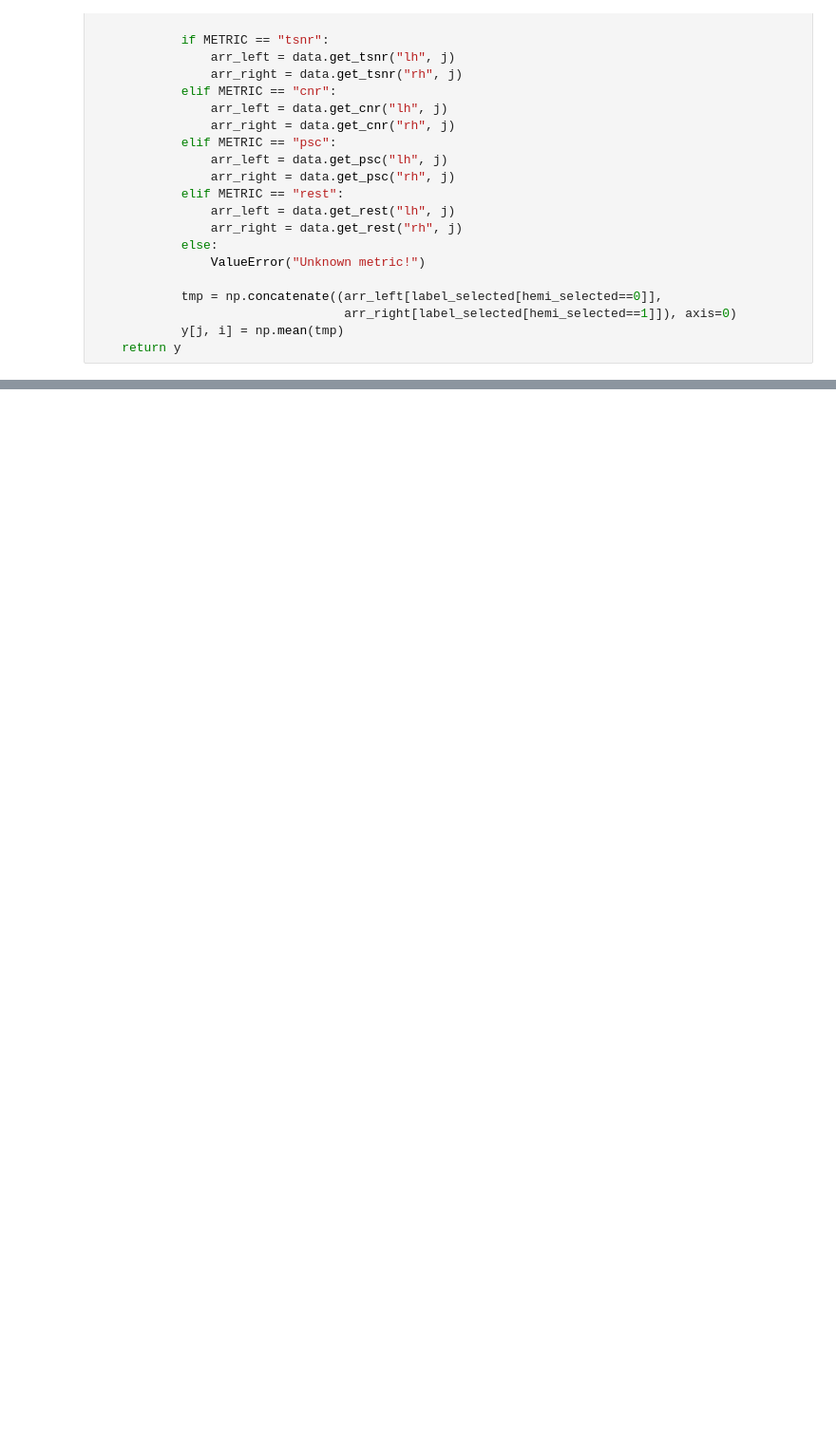
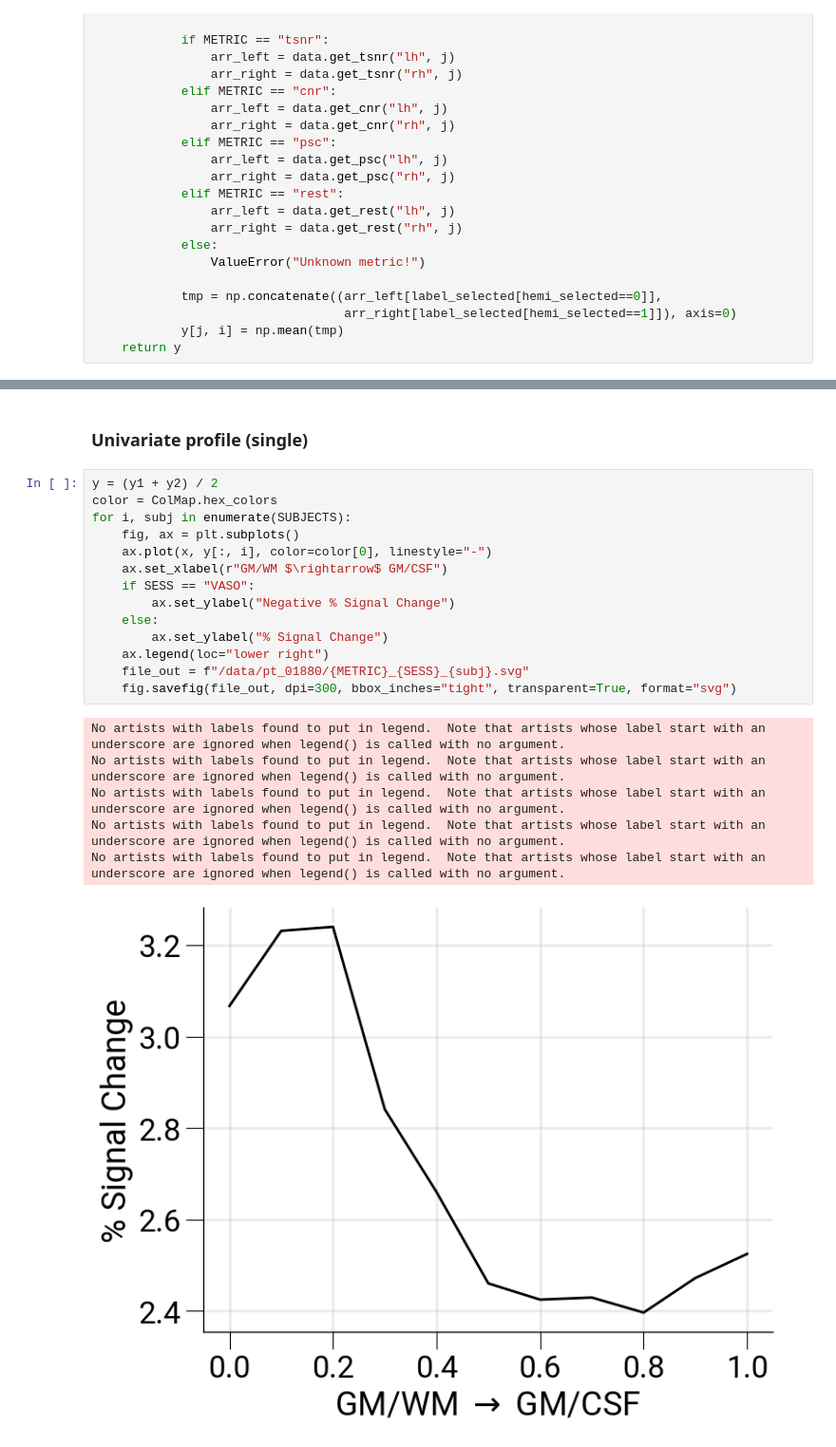
Before and after one commit to haenelt/odc, a Jupyter notebook: notebooks/univariate_profile.ipynb, the cells around one changed output, grey strips where cells are left out. Shown at 95% size. Saved outputs shown, nothing was run; the diff lists cells and outputs as text; blank space fills up the shorter version.

```diff
--- a/notebooks/univariate_profile.ipynb
+++ b/notebooks/univariate_profile.ipynb
@@ -125,0 +126,23 @@ fig.savefig(file_out, dpi=300, bbox_inches="tight", transparent=True, format="sv
+# %% [markdown]
+### Univariate profile (single)
+# %%
+y = (y1 + y2) / 2
+color = ColMap.hex_colors
+for i, subj in enumerate(SUBJECTS):
+    fig, ax = plt.subplots()
+    ax.plot(x, y[:, i], color=color[0], linestyle="-")
+    ax.set_xlabel(r"GM/WM $\rightarrow$ GM/CSF")
+    if SESS == "VASO":
+        ax.set_ylabel("Negative % Signal Change")
+    else:
+        ax.set_ylabel("% Signal Change")
+    ax.legend(loc="lower right")
+    file_out = f"/data/pt_01880/{METRIC}_{SESS}_{subj}.svg"
+    fig.savefig(file_out, dpi=300, bbox_inches="tight", transparent=True, format="svg")
+# %% [output]
+No artists with labels found to put in legend.  Note that artists whose label start with an underscore are ignored when legend() is called with no argument.
+No artists with labels found to put in legend.  Note that artists whose label start with an underscore are ignored when legend() is called with no argument.
+No artists with labels found to put in legend.  Note that artists whose label start with an underscore are ignored when legend() is called with no argument.
+No artists with labels found to put in legend.  Note that artists whose label start with an underscore are ignored when legend() is called with no argument.
+No artists with labels found to put in legend.  Note that artists whose label start with an underscore are ignored when legend() is called with no argument.
+[figure, added]
```
Also changed, not shown: parts of 4 cells of this notebook, 3 other files.
